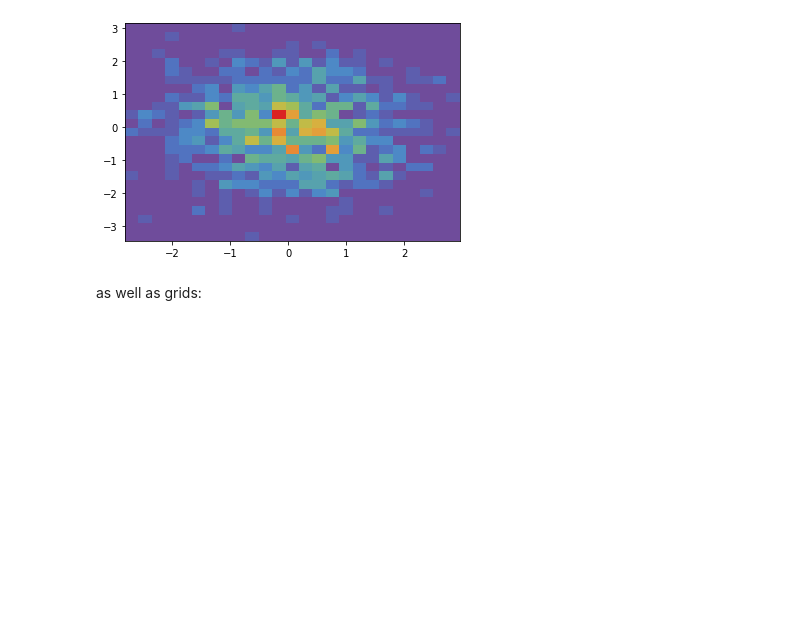
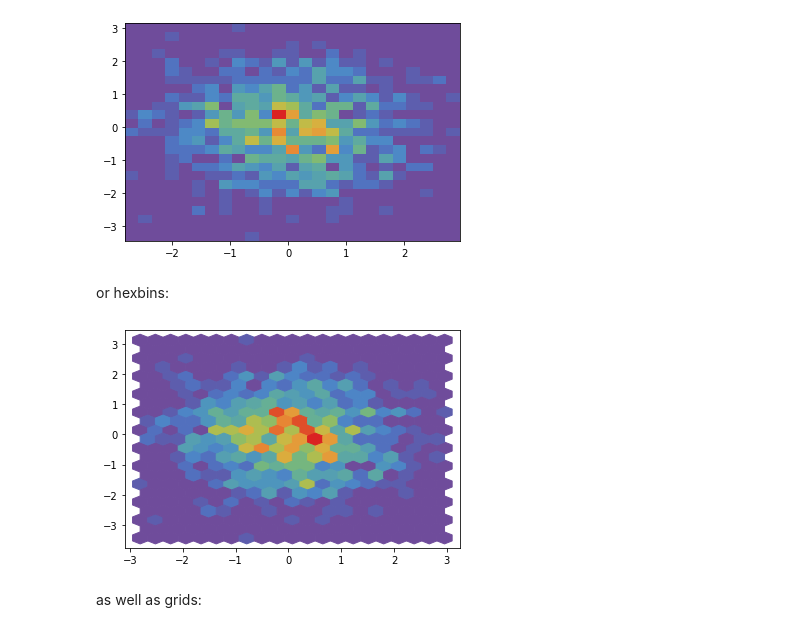
Before and after one commit to viktorsvahn/python_colour_guide, a Jupyter notebook: colour_schemes.ipynb, the cells around one changed output. Drawn from its saved outputs; the diff is of its cells as text; code cells hidden in the pictures; blank space fills up the shorter version.

```diff
--- a/colour_schemes.ipynb
+++ b/colour_schemes.ipynb
@@ -172,6 +172,18 @@ plt.hist2d(y1,y2, cmap=cmap, bins=25)
 plt.show()
 # %% [output]
 [figure]
+# %% [markdown]
+or hexbins:
+# %%
+import math
+
+nx = 20
+ny = math.floor(nx/3**0.5)
+
+plt.hexbin(y1,y2, cmap=cmap, gridsize=(nx, ny))
+plt.show()
+# %% [output]
+[figure, added]
 # %% [markdown]
 as well as grids:
 # %%
```
Also changed, not shown: parts of 1 cell of this notebook.
